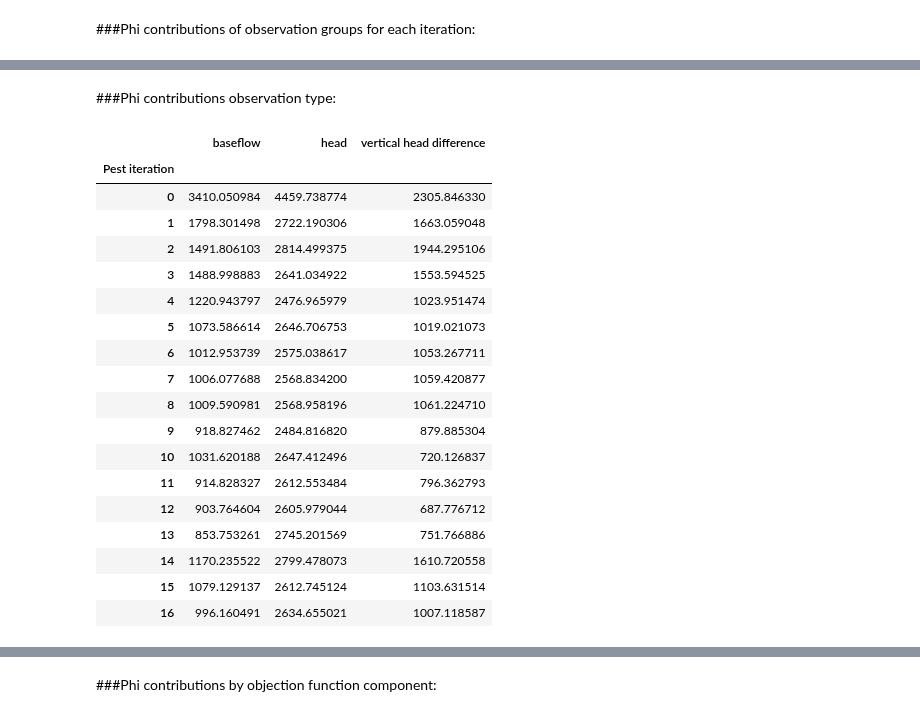
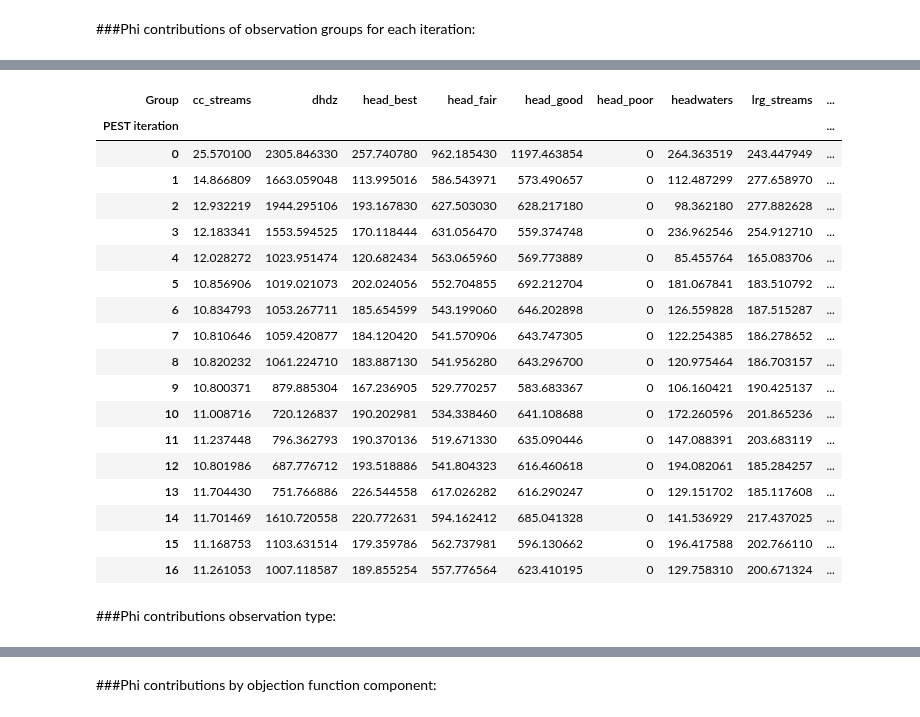
Before and after one commit to PESTools/pestools, a Jupyter notebook: examples/Rei.ipynb, the cells around one changed output, grey strips where cells are left out. Cells and saved outputs as stored; diff of their text form; code cells hidden in the pictures.

```diff
--- a/examples/Rei.ipynb
+++ b/examples/Rei.ipynb
@@ -119,24 +104,26 @@ rei.phi_by_group
+# %%
+rei.phi_by_group = rei.phi.groupby('Group').agg('sum').drop(['X', 'Y'], axis=1).T
+rei.phi_by_group.index.name = 'PEST iteration'
+rei.phi_by_group
+# %% [output]
+| Group | cc_streams | dhdz | head_best | head_fair | head_good | head_poor | headwaters | lrg_streams | ... |
+| PEST iteration |  |  |  |  |  |  |  |  | ... |
+| 0 | 25.570100 | 2305.846330 | 257.740780 | 962.185430 | 1197.463854 | 0 | 264.363519 | 243.447949 | ... |
+| 1 | 14.866809 | 1663.059048 | 113.995016 | 586.543971 | 573.490657 | 0 | 112.487299 | 277.658970 | ... |
+| 2 | 12.932219 | 1944.295106 | 193.167830 | 627.503030 | 628.217180 | 0 | 98.362180 | 277.882628 | ... |
+| 3 | 12.183341 | 1553.594525 | 170.118444 | 631.056470 | 559.374748 | 0 | 236.962546 | 254.912710 | ... |
+| 4 | 12.028272 | 1023.951474 | 120.682434 | 563.065960 | 569.773889 | 0 | 85.455764 | 165.083706 | ... |
+| 5 | 10.856906 | 1019.021073 | 202.024056 | 552.704855 | 692.212704 | 0 | 181.067841 | 183.510792 | ... |
+| 6 | 10.834793 | 1053.267711 | 185.654599 | 543.199060 | 646.202898 | 0 | 126.559828 | 187.515287 | ... |
+| 7 | 10.810646 | 1059.420877 | 184.120420 | 541.570906 | 643.747305 | 0 | 122.254385 | 186.278652 | ... |
+| 8 | 10.820232 | 1061.224710 | 183.887130 | 541.956280 | 643.296700 | 0 | 120.975464 | 186.703157 | ... |
+| 9 | 10.800371 | 879.885304 | 167.236905 | 529.770257 | 583.683367 | 0 | 106.160421 | 190.425137 | ... |
+| 10 | 11.008716 | 720.126837 | 190.202981 | 534.338460 | 641.108688 | 0 | 172.260596 | 201.865236 | ... |
+| 11 | 11.237448 | 796.362793 | 190.370136 | 519.671330 | 635.090446 | 0 | 147.088391 | 203.683119 | ... |
+| 12 | 10.801986 | 687.776712 | 193.518886 | 541.804323 | 616.460618 | 0 | 194.082061 | 185.284257 | ... |
+| 13 | 11.704430 | 751.766886 | 226.544558 | 617.026282 | 616.290247 | 0 | 129.151702 | 185.117608 | ... |
+| 14 | 11.701469 | 1610.720558 | 220.772631 | 594.162412 | 685.041328 | 0 | 141.536929 | 217.437025 | ... |
+| 15 | 11.168753 | 1103.631514 | 179.359786 | 562.737981 | 596.130662 | 0 | 196.417588 | 202.766110 | ... |
+| 16 | 11.261053 | 1007.118587 | 189.855254 | 557.776564 | 623.410195 | 0 | 129.758310 | 200.671324 | ... |
 # %% [markdown]
 ###Phi contributions observation type:
-# %%
-rei.phi_by_type
-# %% [output]
-|  | baseflow | head | vertical head difference |
-| Pest iteration |  |  |  |
-| 0 | 3410.050984 | 4459.738774 | 2305.846330 |
-| 1 | 1798.301498 | 2722.190306 | 1663.059048 |
-| 2 | 1491.806103 | 2814.499375 | 1944.295106 |
-| 3 | 1488.998883 | 2641.034922 | 1553.594525 |
-| 4 | 1220.943797 | 2476.965979 | 1023.951474 |
-| 5 | 1073.586614 | 2646.706753 | 1019.021073 |
-| 6 | 1012.953739 | 2575.038617 | 1053.267711 |
-| 7 | 1006.077688 | 2568.834200 | 1059.420877 |
-| 8 | 1009.590981 | 2568.958196 | 1061.224710 |
-| 9 | 918.827462 | 2484.816820 | 879.885304 |
-| 10 | 1031.620188 | 2647.412496 | 720.126837 |
-| 11 | 914.828327 | 2612.553484 | 796.362793 |
-| 12 | 903.764604 | 2605.979044 | 687.776712 |
-| 13 | 853.753261 | 2745.201569 | 751.766886 |
-| 14 | 1170.235522 | 2799.478073 | 1610.720558 |
-| 15 | 1079.129137 | 2612.745124 | 1103.631514 |
-| 16 | 996.160491 | 2634.655021 | 1007.118587 |
```
Also changed, not shown: parts of 10 cells of this notebook, 4 other files.
